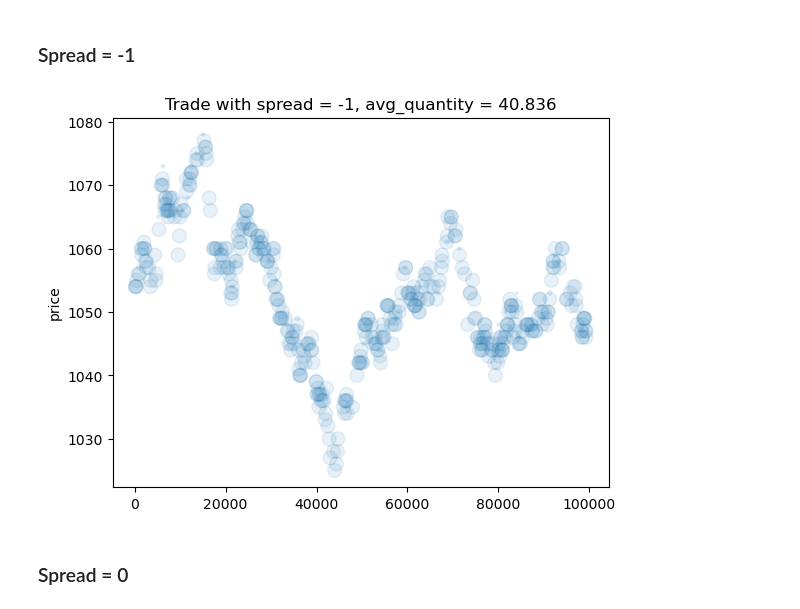
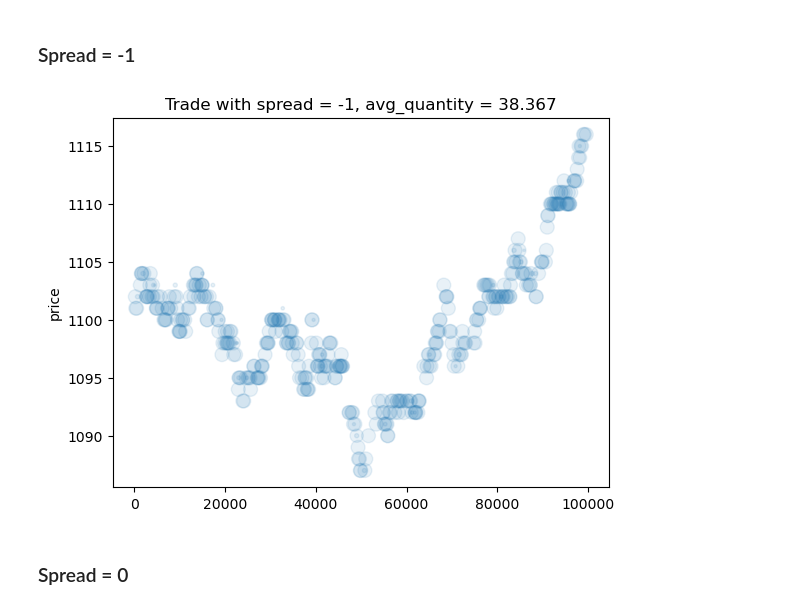
Before and after one commit to Meilism/IMC-Prosperity-Trading-Challenge, a Jupyter notebook: JM/analysis/log_analysis_round3_result.ipynb, the cells around one changed output. Saved outputs shown, nothing was run; the diff lists cells and outputs as text; code cells hidden in the pictures.

```diff
--- a/JM/analysis/log_analysis_round3_result.ipynb
+++ b/JM/analysis/log_analysis_round3_result.ipynb
@@ -151,18 +150,18 @@ plt.show()
 # %% [markdown]
 ### Spread = -1
 # %%
-log_spread_1 = '../round3/test/ORCHIDS_test_spread=-1.log'
+log_spread_1 = '../round5/test/ORCHIDS_test_spread=-1.log'
 activity_log_spread_1, trade_history_spread_1, observation_spread_1 = load_log(log_spread_1)
 
 own_trades_spread_1 = trade_history_spread_1[(trade_history_spread_1.buyer == 'SUBMISSION') | (trade_history_spread_1.seller == 'SUBMISSION')]
-trade_ORCHIDS_spread_1 = own_trades_spread_1[own_trades_spread_1['symbol'] == 'ORCHIDS'].set_index('timestamp')
+trade_ORCHIDS_spread_1 = own_trades_spread_1.loc['ORCHIDS'].droplevel(0)
 
 plt.scatter(trade_ORCHIDS_spread_1.index, trade_ORCHIDS_spread_1['price'], s=1* trade_ORCHIDS_spread_1['quantity'], alpha=0.1)
 plt.ylabel('price')
 plt.title(f'Trade with spread = -1, avg_quantity = {trade_ORCHIDS_spread_1['quantity'].sum()/1000}')
 plt.show()
 # %% [output]
-[figure, old version]
+[figure, new version]
 # %% [markdown]
 ### Spread = 0
 # %%
```
Also changed, not shown: parts of 4 cells of this notebook, 9 other files.
